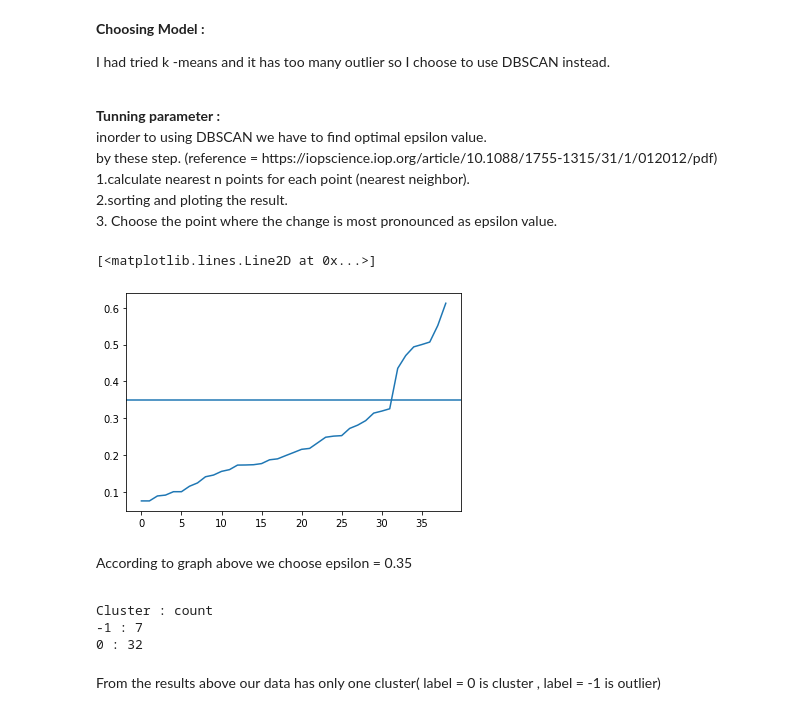
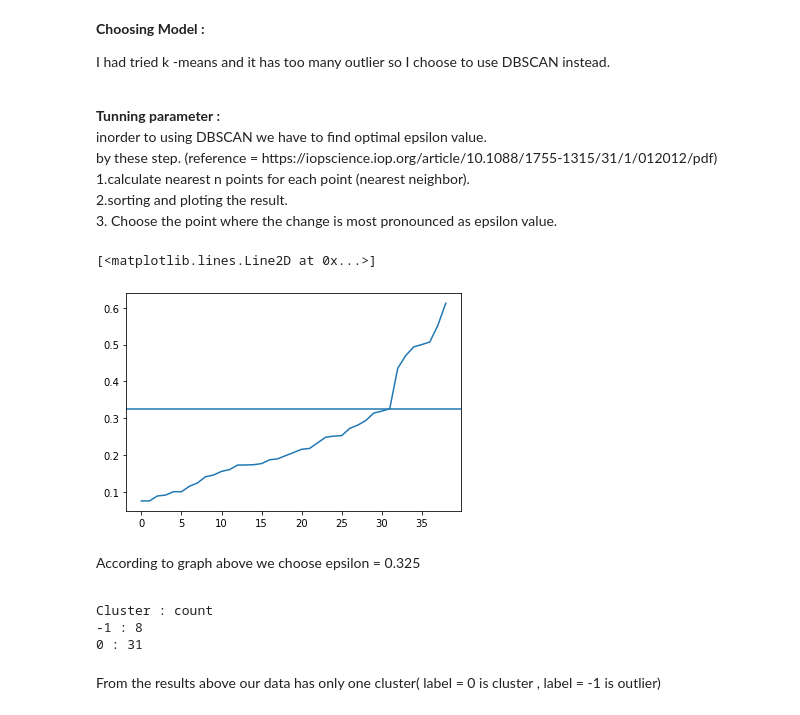
Before and after one commit to blxsheep/IBM_Capstone_Project, a Jupyter notebook: Capstone Project.ipynb, the cells around one changed output. Drawn from its saved outputs; the diff is of its cells as text; code cells hidden in the pictures.

```diff
--- a/Capstone Project.ipynb
+++ b/Capstone Project.ipynb
@@ -210,27 +210,27 @@ by these step. (reference = https://iopscience.iop.org/article/10.1088/1755-1315
 # %%
 # Calculate the distance from each point to its closest neighbour using the NearestNeighbors
 import matplotlib.pyplot as plt
 from sklearn.neighbors import NearestNeighbors
 X =  neighborhood.drop('Neighborhood',1)
 nn   =  NearestNeighbors(n_neighbors = 2)
 results =  nn.fit(X)
 distances, indices = results.kneighbors(X)
 #sort and plot
 distances = np.sort(distances, axis=0)
 distances = distances[:,1]
-plt.axhline(0.35)
+plt.axhline(0.325)
 plt.plot(distances)
 #so now we got optimal value for epsilon that is 0.35
 # %% [output]
 [<matplotlib.lines.Line2D at 0x...>]
-[figure, old version]
+[figure, new version]
 # %% [markdown]
-<p style="font-size:14px"> According to graph above we choose  epsilon  = 0.35<p>
+ <p style="font-size:14px"> According to graph above we choose  epsilon  = 0.325<p>
 # %%
 
 from sklearn.cluster import DBSCAN
 
-db = DBSCAN(eps=0.35, min_samples=5).fit(X)
+db = DBSCAN(eps=0.325, min_samples=5).fit(X)
 labels = db.labels_
 
 unique ,count =  np.unique(labels,return_counts  =True)
@@ -239,8 +239,8 @@ for i,j in zip(unique,count):
     print(i ,':',j)
 # %% [output]
 Cluster : count
--1 : 7
-0 : 32
+-1 : 8
+0 : 31
 # %% [markdown]
 <p style="font-size:14px"> From the results above our data has only one cluster( label = 0 is cluster , label = -1 is outlier)</p>
 # %% [markdown]
```
Also changed, not shown: parts of 10 cells of this notebook.
